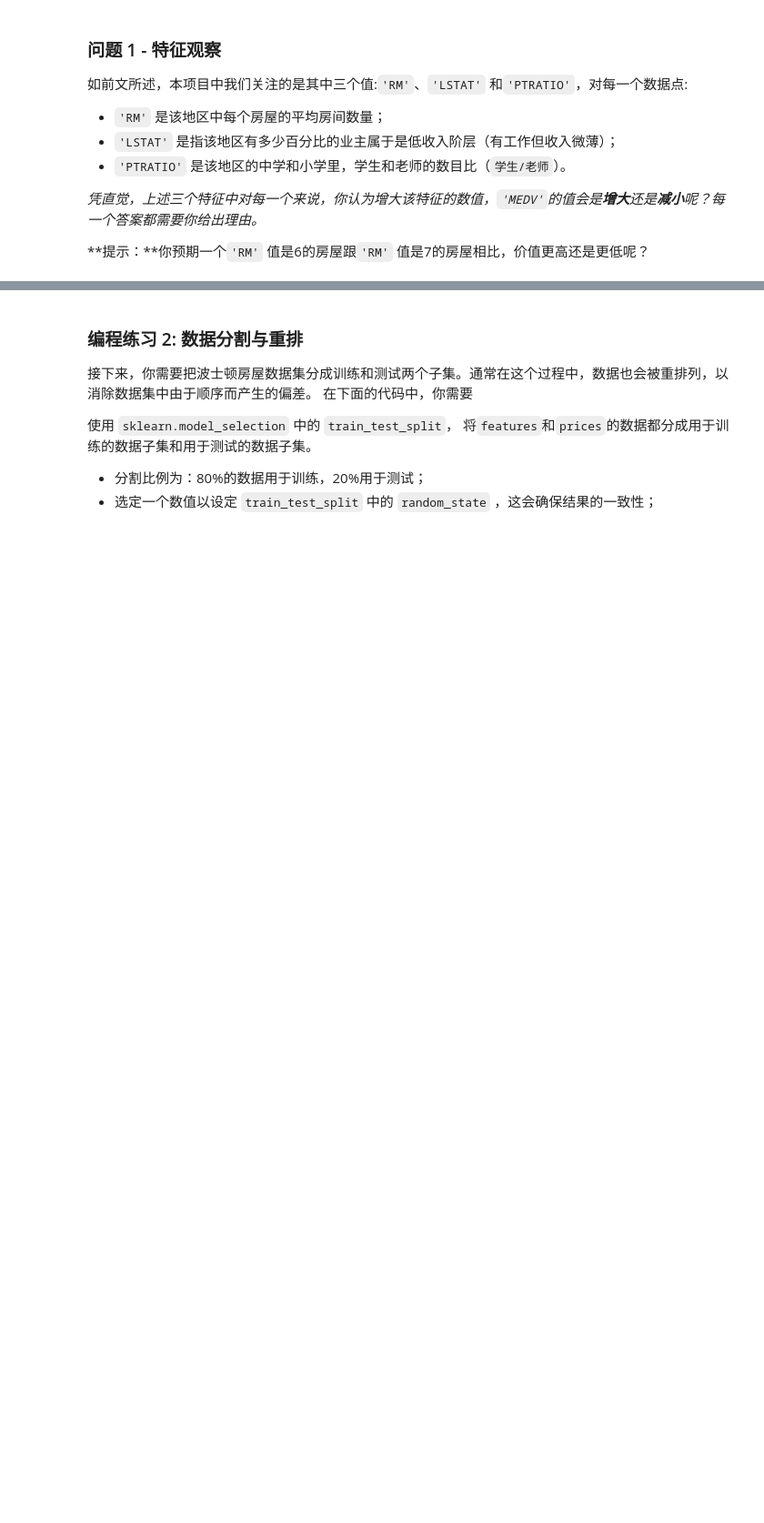
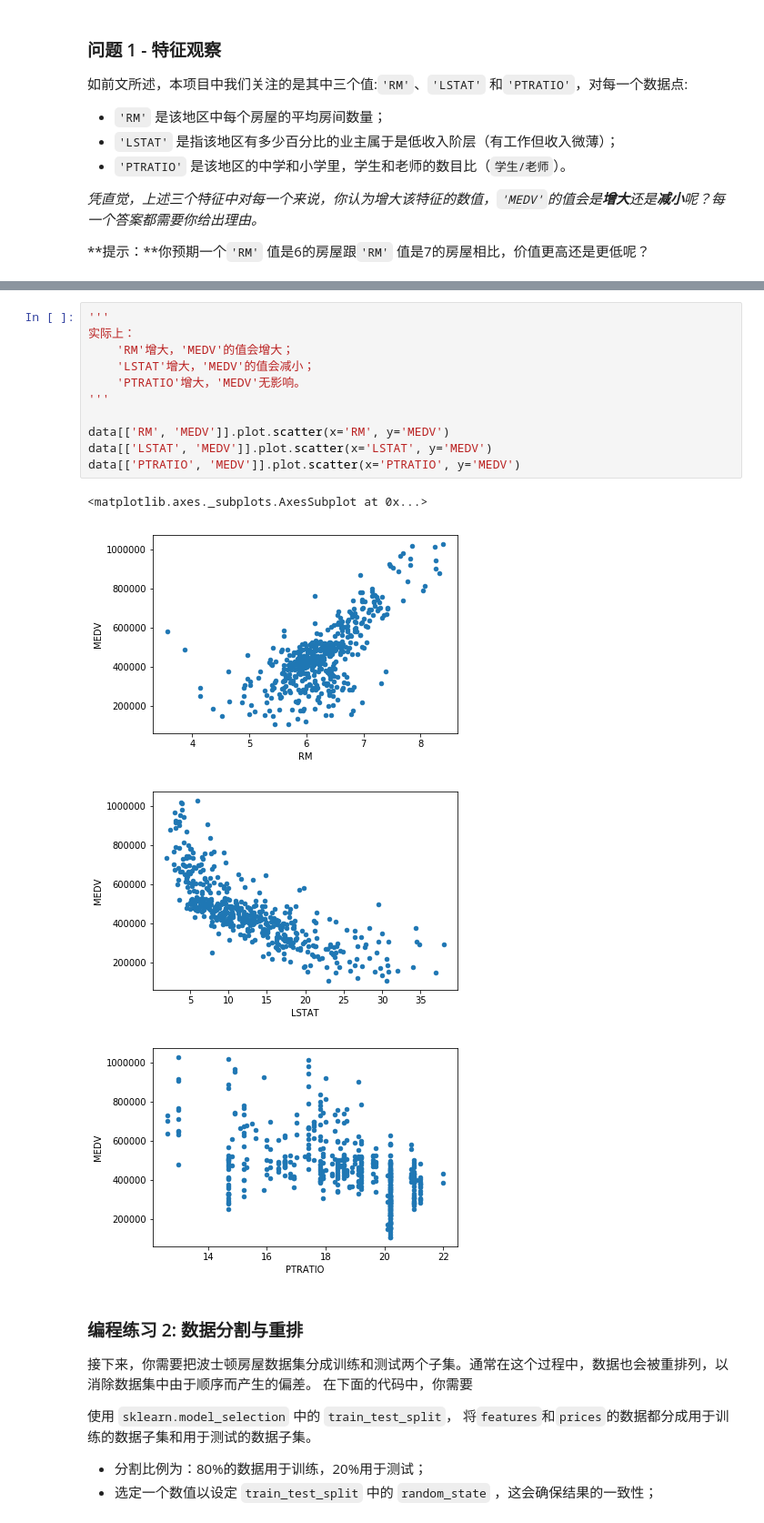
Before and after one commit to zhao8oahc/BostonHousing, a Jupyter notebook: boston_housing.ipynb, the cells around one changed output, grey strips where cells are left out. Shown: that part at 91% size. Drawn from its saved outputs; the diff is of its cells as text; blank space fills up the shorter version.

```diff
--- a/boston_housing.ipynb
+++ b/boston_housing.ipynb
@@ -109,3 +117,19 @@ _凭直觉，上述三个特征中对每一个来说，你认为增大该特征
+# %%
+'''
+实际上：
+    'RM'增大，'MEDV'的值会增大；
+    'LSTAT'增大，'MEDV'的值会减小；
+    'PTRATIO'增大，'MEDV'无影响。
+'''
+
+data[['RM', 'MEDV']].plot.scatter(x='RM', y='MEDV')
+data[['LSTAT', 'MEDV']].plot.scatter(x='LSTAT', y='MEDV')
+data[['PTRATIO', 'MEDV']].plot.scatter(x='PTRATIO', y='MEDV')
+# %% [output]
+<matplotlib.axes._subplots.AxesSubplot at 0x...>
+[figure, added]
+[figure, added]
+[figure, added]
 # %% [markdown]
 ### 编程练习 2: 数据分割与重排
 接下来，你需要把波士顿房屋数据集分成训练和测试两个子集。通常在这个过程中，数据也会被重排列，以消除数据集中由于顺序而产生的偏差。
```
Also changed, not shown: parts of 21 cells of this notebook.
